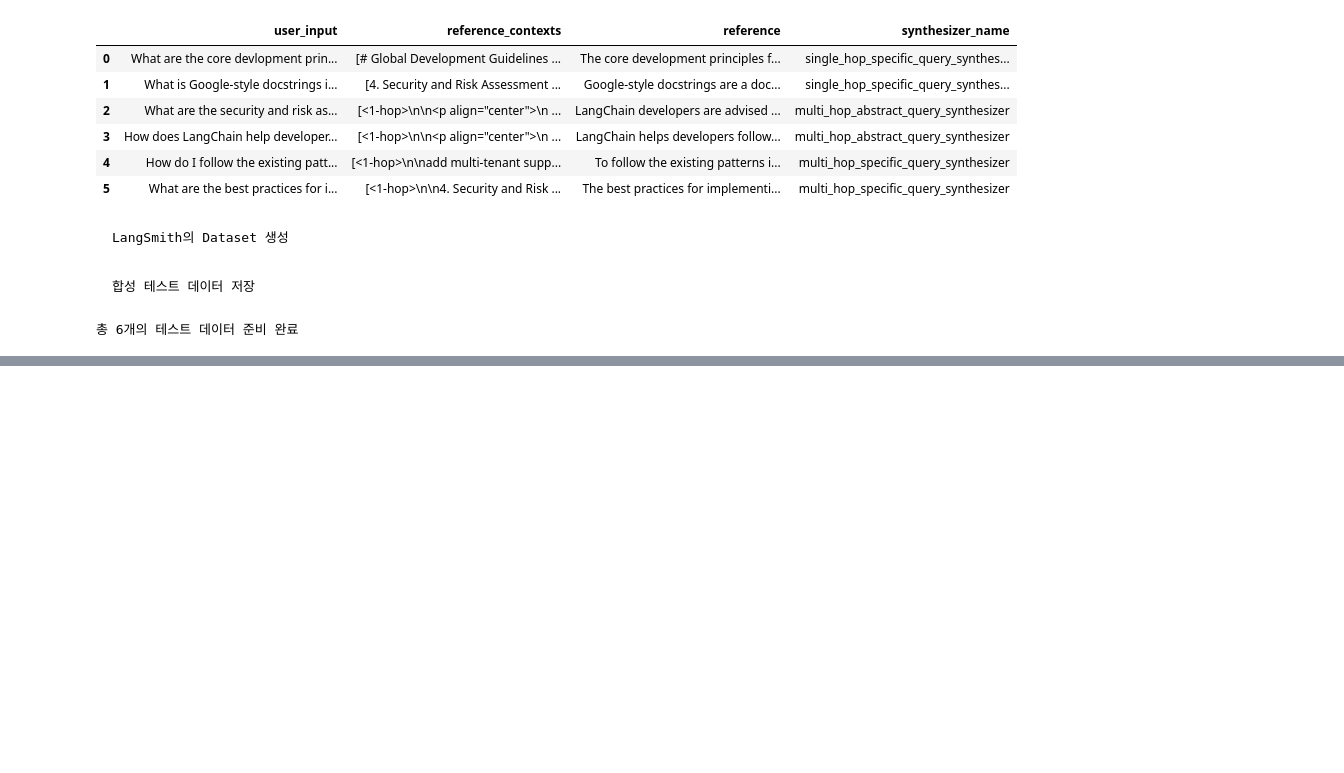
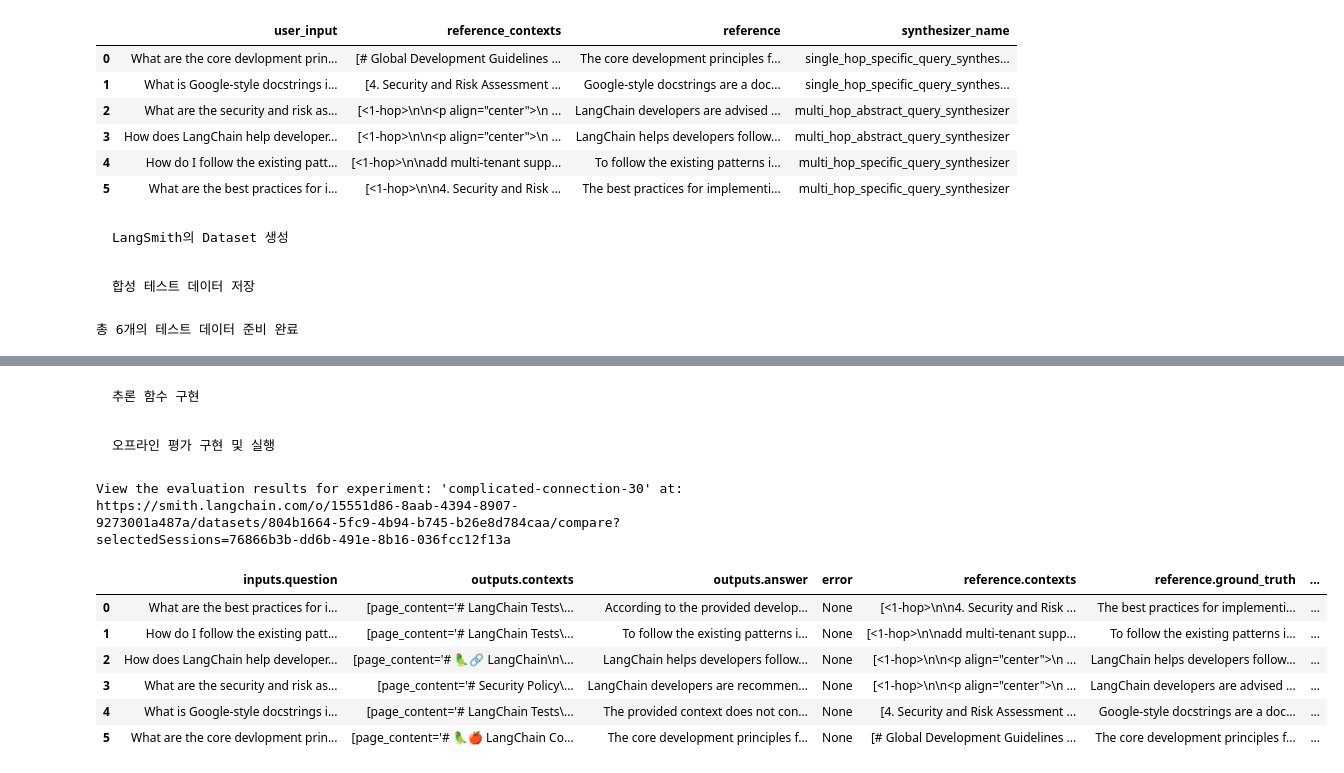
Before and after one commit to HyeonSeongSon/langchain_graph, a Jupyter notebook: Langchain.ipynb, the cells around one changed output, grey strips where cells are left out. Drawn from its saved outputs; the diff is of its cells as text; code cells hidden in the pictures; blank space fills up the shorter version.

````diff
--- a/Langchain.ipynb
+++ b/Langchain.ipynb
@@ -845,0 +900,4 @@ client.create_examples(
+# %% [markdown]
+```
+추론 함수 구현
+```
@@ -845,0 +910,59 @@ client.create_examples(
+# %%
+from langchain_core.output_parsers import StrOutputParser
+from langchain_core.prompts import ChatPromptTemplate
+from langchain_core.runnables import RunnableParallel, RunnablePassthrough
+from langchain_openai import ChatOpenAI
+
+prompt = ChatPromptTemplate.from_template('''\
+다음 문맥만을 고려해 질문에 답하세요.
+
+문맥: """
+{context}
+"""
+
+질문: {question}
+''')
+
+model = ChatOpenAI(model="gpt-4o-mini", temperature=0)
+
+retriever = db.as_retriever()
+
+chain = RunnableParallel(
+    {
+        "question": RunnablePassthrough(),
+        "context": retriever,
+    }
+).assign(answer=prompt | model | StrOutputParser())
+# %%
+# 검색 결과나 답변 반환
+def predict(inputs: dict[str, Any]) -> dict[str, Any]:
+    question = inputs["question"]
+    output = chain.invoke(question)
+    return {
+        "contexts": output["context"],
+        "answer": output["answer"],
+    }
+# %% [markdown]
+```
+오프라인 평가 구현 및 실행
+```
+# %%
+from langsmith.evaluation import evaluate
+
+# max_concurrency를 추가하여 동시 실행 수를 제한
+evaluate(
+    predict,
+    data="agent-book",
+    evaluators=evaluators,
+    max_concurrency=1,  # 동시 실행을 1로 제한하여 API 부하 감소
+)
+# %% [output]
+View the evaluation results for experiment: 'complicated-connection-30' at:
+https://smith.langchain.com/o/15551d86-8aab-4394-8907-9273001a487a/datasets/804b1664-5fc9-4b94-b745-b26e8d784caa/compare?selectedSessions=76866b3b-dd6b-491e-8b16-036fcc12f13a
+|  | inputs.question | outputs.contexts | outputs.answer | error | reference.contexts | reference.ground_truth | ... |
+| 0 | What are the best practices for i... | [page_content='# LangChain Tests\... | According to the provided develop... | None | [<1-hop>\n\n4. Security and Risk ... | The best practices for implementi... | ... |
+| 1 | How do I follow the existing patt... | [page_content='# LangChain Tests\... | To follow the existing patterns i... | None | [<1-hop>\n\nadd multi-tenant supp... | To follow the existing patterns i... | ... |
+| 2 | How does LangChain help developer... | [page_content='# 🦜️🔗 LangChain\n\... | LangChain helps developers follow... | None | [<1-hop>\n\n<p align="center">\n ... | LangChain helps developers follow... | ... |
+| 3 | What are the security and risk as... | [page_content='# Security Policy\... | LangChain developers are recommen... | None | [<1-hop>\n\n<p align="center">\n ... | LangChain developers are advised ... | ... |
+| 4 | What is Google-style docstrings i... | [page_content='# LangChain Tests\... | The provided context does not con... | None | [4. Security and Risk Assessment ... | Google-style docstrings are a doc... | ... |
+| 5 | What are the core devlopment prin... | [page_content='# 🦜🍎️ LangChain Co... | The core development principles f... | None | [# Global Development Guidelines ... | The core development principles f... | ... |
````
Also changed, not shown: parts of 5 cells of this notebook, 1 other file.
